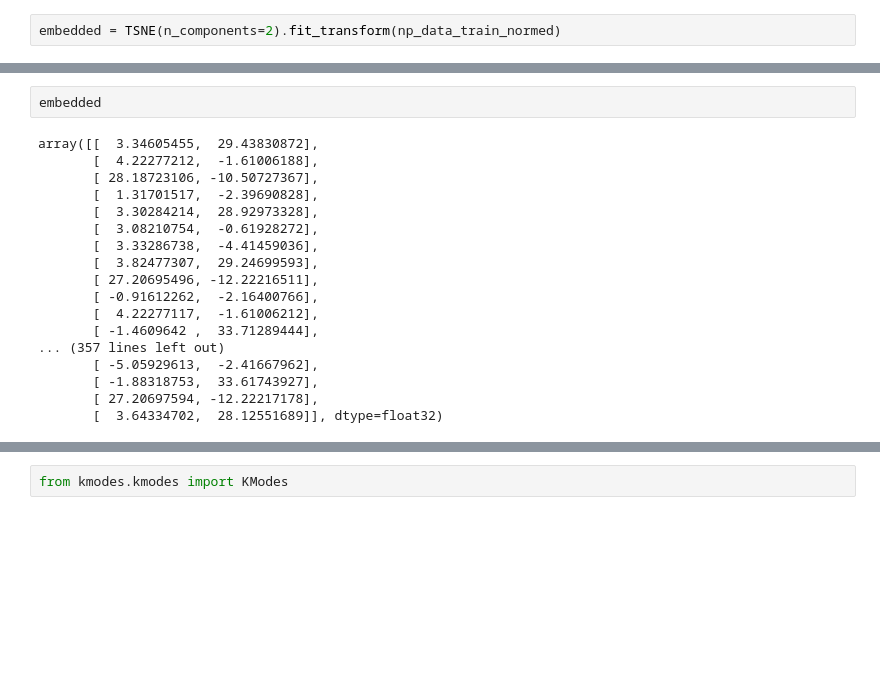
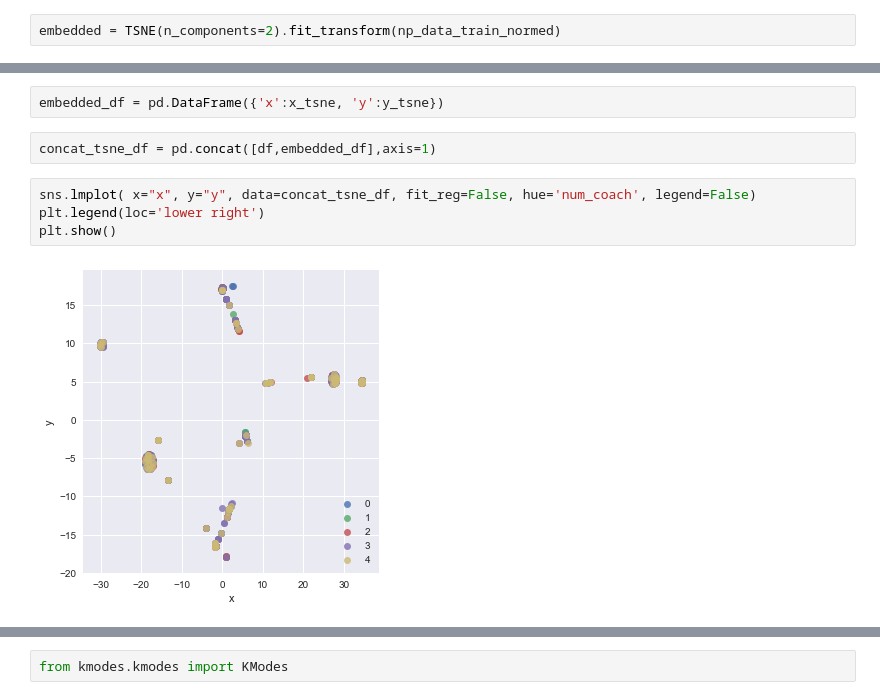
Before and after one commit to svnnynior/thevoiceth, a Jupyter notebook: public/data/clustering.ipynb, the cells around one changed output, grey strips where cells are left out. Drawn from its saved outputs; the diff is of its cells as text; blank space fills up the shorter version.

```diff
--- a/public/data/clustering.ipynb
+++ b/public/data/clustering.ipynb
@@ -110,20 +71,10 @@ plt.show()
-# %%
-embedded
-# %% [output]
-array([[  3.34605455,  29.43830872],
-       [  4.22277212,  -1.61006188],
-       [ 28.18723106, -10.50727367],
-       [  1.31701517,  -2.39690828],
-       [  3.30284214,  28.92973328],
-       [  3.08210754,  -0.61928272],
-       [  3.33286738,  -4.41459036],
-       [  3.82477307,  29.24699593],
-       [ 27.20695496, -12.22216511],
-       [ -0.91612262,  -2.16400766],
-       [  4.22277117,  -1.61006212],
-       [ -1.4609642 ,  33.71289444],
-... (357 lines left out)
-       [ -5.05929613,  -2.41667962],
-       [ -1.88318753,  33.61743927],
-       [ 27.20697594, -12.22217178],
-       [  3.64334702,  28.12551689]], dtype=float32)
+# %%
+embedded_df = pd.DataFrame({'x':x_tsne, 'y':y_tsne})
+# %%
+concat_tsne_df = pd.concat([df,embedded_df],axis=1)
+# %%
+sns.lmplot( x="x", y="y", data=concat_tsne_df, fit_reg=False, hue='num_coach', legend=False)
+plt.legend(loc='lower right')
+plt.show()
+# %% [output]
+[figure, added]
```
Also changed, not shown: parts of 18 cells of this notebook, 2 other files.
